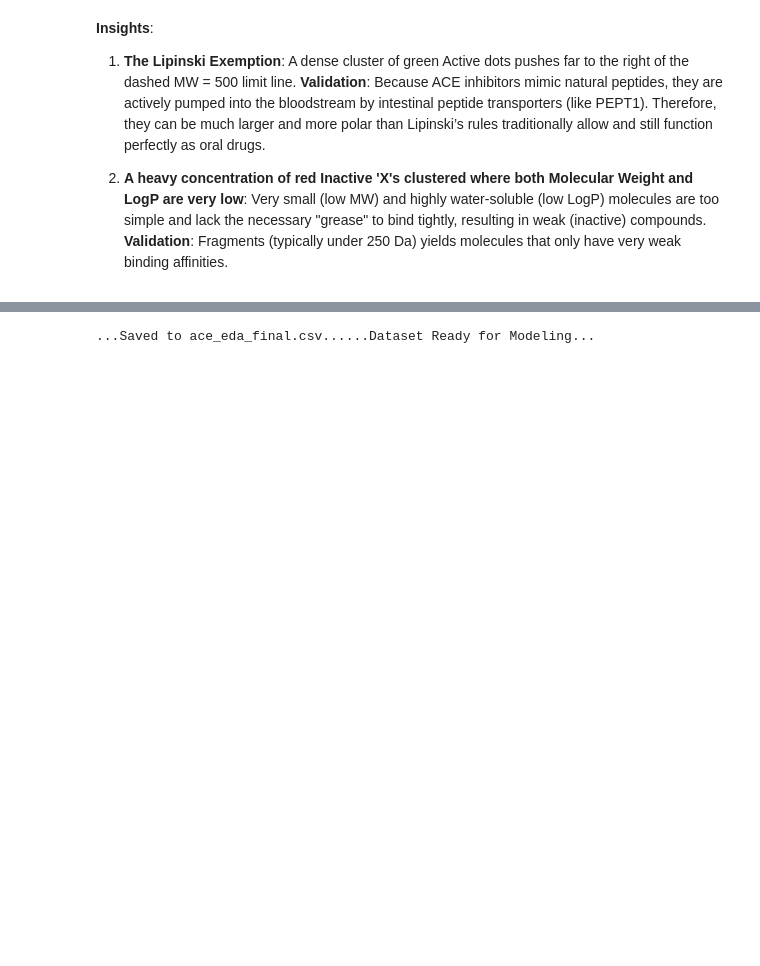
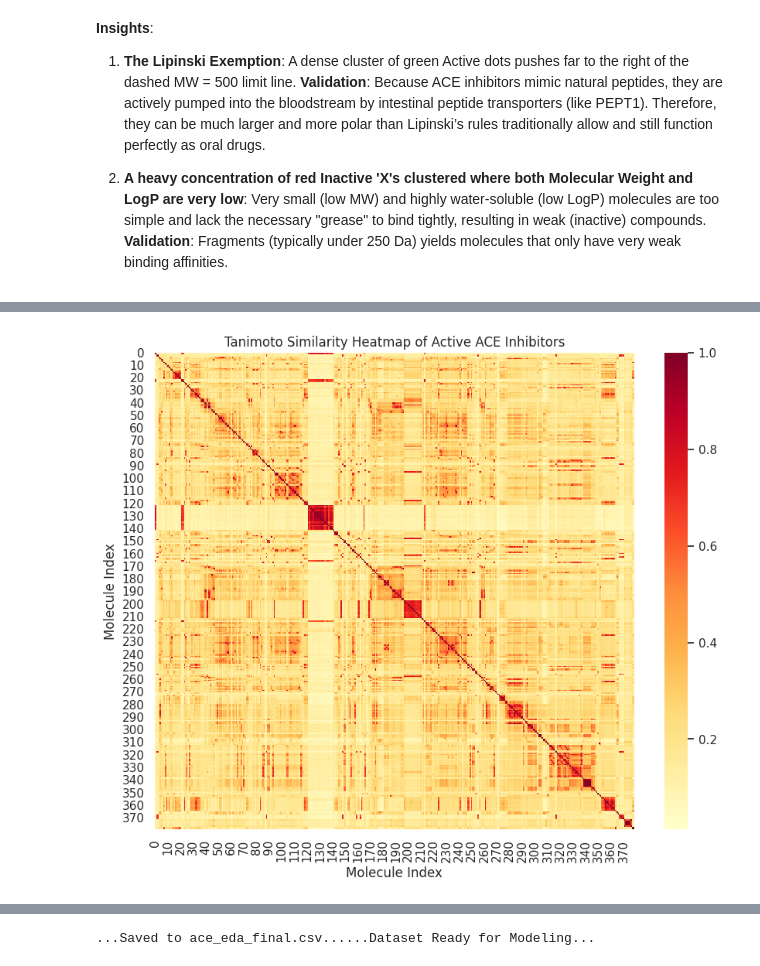
Before and after one commit to daniellaeme/ACE-Inhibitor-QSAR, a Jupyter notebook: [1]_EDA_ACE_Inhibitor_QSAR.ipynb, the cells around one changed output, grey strips where cells are left out. Cells and saved outputs as stored; diff of their text form; code cells hidden in the pictures; blank space fills up the shorter version.

Commit message:
Added Tanimoto Similarity and Scaffold Counting

```diff
--- a/[1]_EDA_ACE_Inhibitor_QSAR.ipynb
+++ b/[1]_EDA_ACE_Inhibitor_QSAR.ipynb
@@ -294,22 +318,10 @@ df.head()
 | 3 | CC(=O)N1C(=O)/C(=N\C(=S)NCc2cc3cc... | CHEMBL4167651 | 7.971836 | Active |
 | 4 | CC(=O)N1CCCC1C(NC(C)C(=O)N1CCCC1C... | CHEMBL342652 | 8.026872 | Active |
 # %%
-# Referencing previous code to calculate Lipinski's Rule of 5
-url = "https://raw.githubusercontent.com/daniellaeme/My-Chem-Bioinformatics-Toolkit/refs/heads/main/%5B2%5D_drug-likeness-predictor/utils.py"
-
-# Download file if not already in this colab environment
-if not os.path.exists('utils.py'):
-  r = requests.get(url)
-  with open('utils.py', 'w') as f:
-    f.write(r.text)
-  print("utils.py successfully downloaded.")
-
-from utils import get_descriptors
-
 def smiles_to_descriptors(smiles):
   mol = Chem.MolFromSmiles(smiles)
   if mol:
-    return get_descriptors(mol)
+    return utils.get_descriptors(mol)
   return {"MW":None, "LogP":None, "HBD":None, "HBA":None, "TPSA":None, "RotBonds":None, "QED":None}
 
 print("Calculating descriptors...")
@@ -484,0 +498,10 @@ plt.show()
+# %%
+# Tanimoto Matrix
+actives_df = df[df['class'] == 'Active'].copy()
+actives_df['rdkit_fp'] = actives_df['canonical_smiles'].apply(lambda x: features.smiles_to_morgan(x, return_as_numpy=False))
+
+# Drop any failed fingerprints
+actives_df = actives_df.dropna(subset=['rdkit_fp'])
+active_fps = actives_df['rdkit_fp'].tolist()
+
+matrix = features.get_tanimoto_matrix(active_fps)
@@ -484,0 +526,10 @@ plt.show()
+# %%
+plt.figure(figsize=(10, 8))
+sns.heatmap(matrix, cmap='YlOrRd')
+plt.title("Tanimoto Similarity Heatmap of Active ACE Inhibitors")
+plt.xlabel("Molecule Index")
+plt.ylabel("Molecule Index")
+plt.savefig("tanimoto_heatmap.png", dpi=300)
+plt.show()
+# %% [output]
+[figure, added]
```
Also changed, not shown: parts of 15 cells of this notebook.
